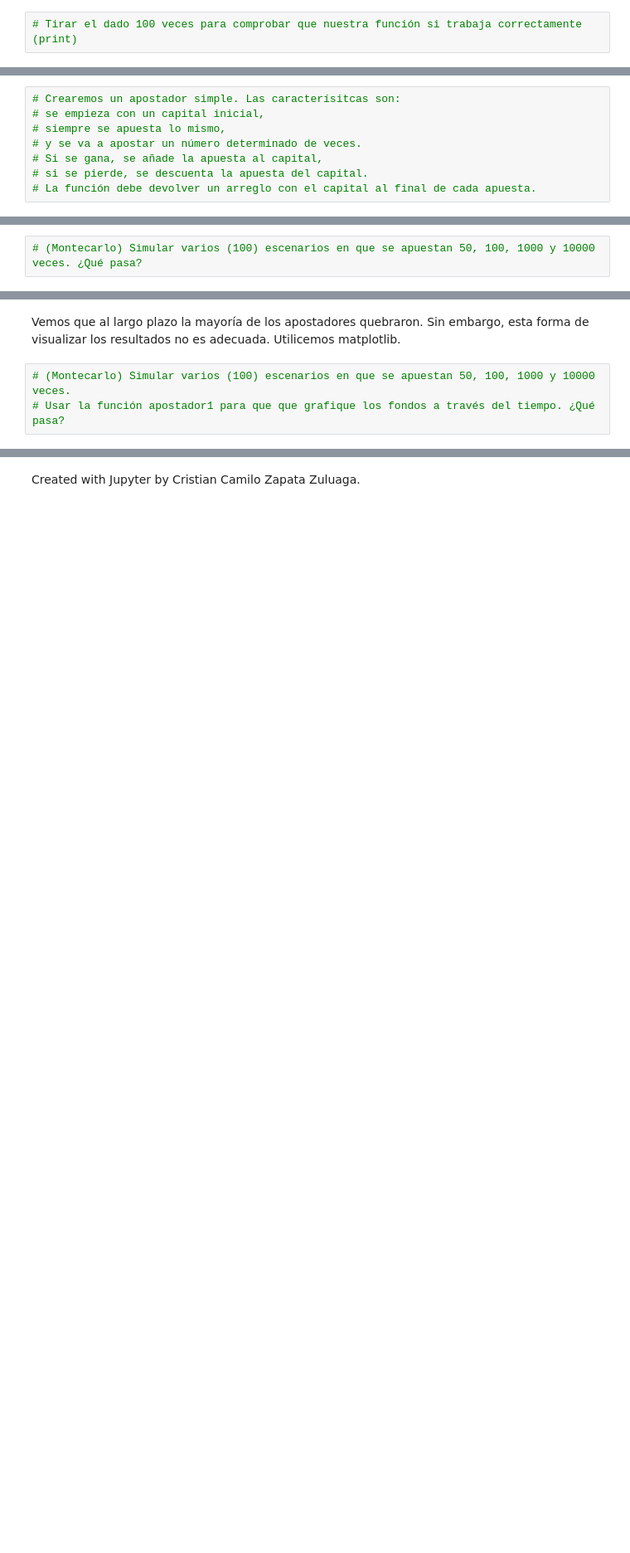
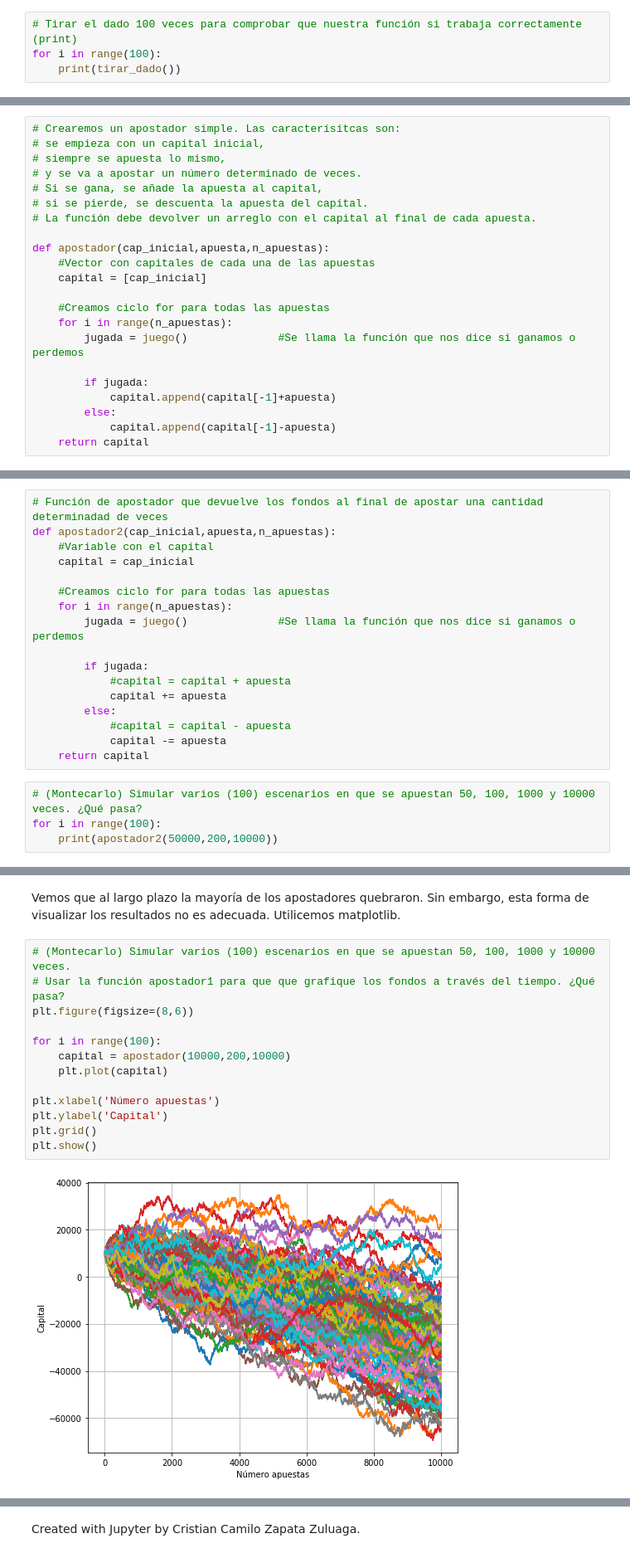
Before and after one commit to adangonzep/SimMat2019-Verano, a Jupyter notebook: Módulo 2/Clase9_SimuMontecarlo.ipynb, the cells around one changed output, grey strips where cells are left out. Shown: that part at 83% size. Saved outputs shown, nothing was run; the diff lists cells and outputs as text; blank space fills up the shorter version.

```diff
--- a/Módulo 2/Clase9_SimuMontecarlo.ipynb
+++ b/Módulo 2/Clase9_SimuMontecarlo.ipynb
@@ -170,2 +180,4 @@ Ahora, comencemos. Primero tenemos que crear nuestro dado.
 # %%
 # Tirar el dado 100 veces para comprobar que nuestra función si trabaja correctamente (print)
+for i in range(100):
+    print(tirar_dado())
@@ -186,6 +241,20 @@ Ahora, necesitamos crear un apostador. Empezaremos con uno extremadamente básic
 # Si se gana, se añade la apuesta al capital,
 # si se pierde, se descuenta la apuesta del capital.
 # La función debe devolver un arreglo con el capital al final de cada apuesta.
+
+def apostador(cap_inicial,apuesta,n_apuestas):
+    #Vector con capitales de cada una de las apuestas
+    capital = [cap_inicial]
+
+    #Creamos ciclo for para todas las apuestas
+    for i in range(n_apuestas):
+        jugada = juego()              #Se llama la función que nos dice si ganamos o perdemos
+
+        if jugada:
+            capital.append(capital[-1]+apuesta)
+        else:
+            capital.append(capital[-1]-apuesta)
+    return capital
 # %%
 # Ver como evolucionan los fondos de nuestro apostador al jugar 150 veces, con un capital inicial de 10000 pesos
 # y con un monto de apuesta de 200 pesos.
@@ -196,2 +282,21 @@ En realidad no nos importa tanto como evolucionan estos fondos. Nos importa más
+# %%
+# Función de apostador que devuelve los fondos al final de apostar una cantidad determinadad de veces
+def apostador2(cap_inicial,apuesta,n_apuestas):
+    #Variable con el capital
+    capital = cap_inicial
+
+    #Creamos ciclo for para todas las apuestas
+    for i in range(n_apuestas):
+        jugada = juego()              #Se llama la función que nos dice si ganamos o perdemos
+
+        if jugada:
+            #capital = capital + apuesta
+            capital += apuesta
+        else:
+            #capital = capital - apuesta
+            capital -= apuesta
+    return capital
 # %%
 # (Montecarlo) Simular varios (100) escenarios en que se apuestan 50, 100, 1000 y 10000 veces. ¿Qué pasa?
+for i in range(100):
+    print(apostador2(50000,200,10000))
@@ -200,6 +323,18 @@ Vemos que al largo plazo la mayoría de los apostadores quebraron. Sin embargo,
 # %%
 # (Montecarlo) Simular varios (100) escenarios en que se apuestan 50, 100, 1000 y 10000 veces.
 # Usar la función apostador1 para que que grafique los fondos a través del tiempo. ¿Qué pasa?
+plt.figure(figsize=(8,6))
+
+for i in range(100):
+    capital = apostador(10000,200,10000)
+    plt.plot(capital)
+
+plt.xlabel('Número apuestas')
+plt.ylabel('Capital')
+plt.grid()
+plt.show()
+# %% [output]
+[figure, added]
 # %% [markdown]
 Por esto los apostadores pierden. Normalmente las probabilidades no están evidentemente muy en contra de ellos, solo un poco. Los casinos únicamente entienden psicología básica: ganar es extremadamente adictivo. Por ello, los casino se construyen para mantenerte jugando.
 
```
Also changed, not shown: parts of 9 cells of this notebook.
